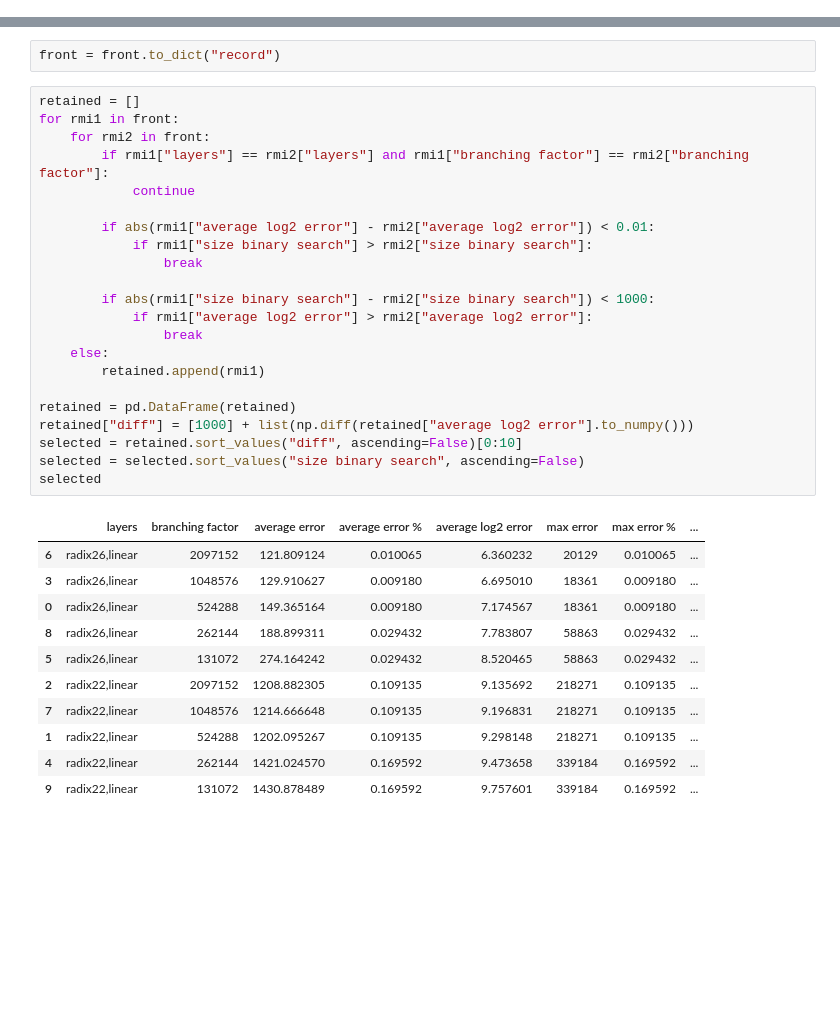
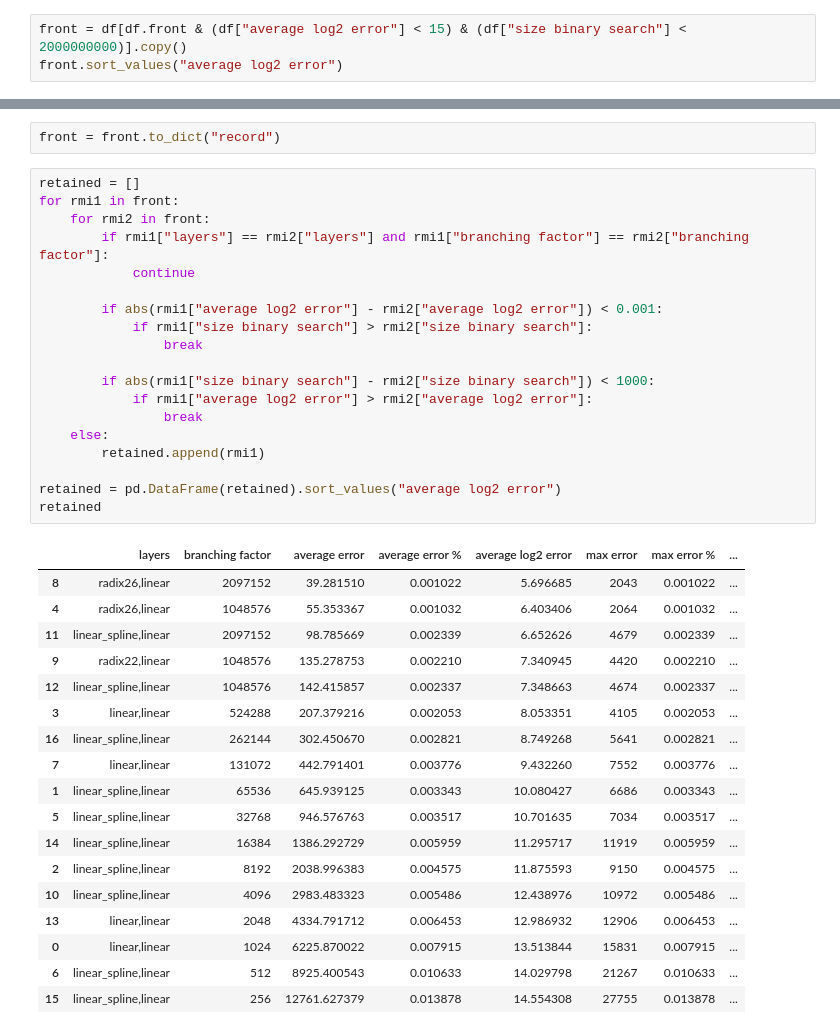
Before and after one commit to learnedsystems/RMI, a Jupyter notebook: optimizer/Untitled.ipynb, the cells around one changed output, grey strips where cells are left out. Cells and saved outputs as stored; diff of their text form; blank space fills up the shorter version.

```diff
--- a/optimizer/Untitled.ipynb
+++ b/optimizer/Untitled.ipynb
@@ -20,0 +22,3 @@ front
+# %%
+front = df[df.front & (df["average log2 error"] < 15) & (df["size binary search"] < 2000000000)].copy()
+front.sort_values("average log2 error")
@@ -23,34 +46,38 @@ front = front.to_dict("record")
 # %%
 retained = []
 for rmi1 in front:
     for rmi2 in front:
         if rmi1["layers"] == rmi2["layers"] and rmi1["branching factor"] == rmi2["branching factor"]:
             continue
 
-        if abs(rmi1["average log2 error"] - rmi2["average log2 error"]) < 0.01:
+        if abs(rmi1["average log2 error"] - rmi2["average log2 error"]) < 0.001:
             if rmi1["size binary search"] > rmi2["size binary search"]:
                 break
 
         if abs(rmi1["size binary search"] - rmi2["size binary search"]) < 1000:
             if rmi1["average log2 error"] > rmi2["average log2 error"]:
                 break
     else:
         retained.append(rmi1)
 
-retained = pd.DataFrame(retained)
-retained["diff"] = [1000] + list(np.diff(retained["average log2 error"].to_numpy()))
-selected = retained.sort_values("diff", ascending=False)[0:10]
-selected = selected.sort_values("size binary search", ascending=False)
-selected
+retained = pd.DataFrame(retained).sort_values("average log2 error")
+retained
 # %% [output]
 |  | layers | branching factor | average error | average error % | average log2 error | max error | max error % | ... |
-| 6 | radix26,linear | 2097152 | 121.809124 | 0.010065 | 6.360232 | 20129 | 0.010065 | ... |
-| 3 | radix26,linear | 1048576 | 129.910627 | 0.009180 | 6.695010 | 18361 | 0.009180 | ... |
-| 0 | radix26,linear | 524288 | 149.365164 | 0.009180 | 7.174567 | 18361 | 0.009180 | ... |
-| 8 | radix26,linear | 262144 | 188.899311 | 0.029432 | 7.783807 | 58863 | 0.029432 | ... |
-| 5 | radix26,linear | 131072 | 274.164242 | 0.029432 | 8.520465 | 58863 | 0.029432 | ... |
-| 2 | radix22,linear | 2097152 | 1208.882305 | 0.109135 | 9.135692 | 218271 | 0.109135 | ... |
-| 7 | radix22,linear | 1048576 | 1214.666648 | 0.109135 | 9.196831 | 218271 | 0.109135 | ... |
-| 1 | radix22,linear | 524288 | 1202.095267 | 0.109135 | 9.298148 | 218271 | 0.109135 | ... |
-| 4 | radix22,linear | 262144 | 1421.024570 | 0.169592 | 9.473658 | 339184 | 0.169592 | ... |
-| 9 | radix22,linear | 131072 | 1430.878489 | 0.169592 | 9.757601 | 339184 | 0.169592 | ... |
+| 8 | radix26,linear | 2097152 | 39.281510 | 0.001022 | 5.696685 | 2043 | 0.001022 | ... |
+| 4 | radix26,linear | 1048576 | 55.353367 | 0.001032 | 6.403406 | 2064 | 0.001032 | ... |
+| 11 | linear_spline,linear | 2097152 | 98.785669 | 0.002339 | 6.652626 | 4679 | 0.002339 | ... |
+| 9 | radix22,linear | 1048576 | 135.278753 | 0.002210 | 7.340945 | 4420 | 0.002210 | ... |
+| 12 | linear_spline,linear | 1048576 | 142.415857 | 0.002337 | 7.348663 | 4674 | 0.002337 | ... |
+| 3 | linear,linear | 524288 | 207.379216 | 0.002053 | 8.053351 | 4105 | 0.002053 | ... |
+| 16 | linear_spline,linear | 262144 | 302.450670 | 0.002821 | 8.749268 | 5641 | 0.002821 | ... |
+| 7 | linear,linear | 131072 | 442.791401 | 0.003776 | 9.432260 | 7552 | 0.003776 | ... |
+| 1 | linear_spline,linear | 65536 | 645.939125 | 0.003343 | 10.080427 | 6686 | 0.003343 | ... |
+| 5 | linear_spline,linear | 32768 | 946.576763 | 0.003517 | 10.701635 | 7034 | 0.003517 | ... |
+| 14 | linear_spline,linear | 16384 | 1386.292729 | 0.005959 | 11.295717 | 11919 | 0.005959 | ... |
+| 2 | linear_spline,linear | 8192 | 2038.996383 | 0.004575 | 11.875593 | 9150 | 0.004575 | ... |
+| 10 | linear_spline,linear | 4096 | 2983.483323 | 0.005486 | 12.438976 | 10972 | 0.005486 | ... |
+| 13 | linear,linear | 2048 | 4334.791712 | 0.006453 | 12.986932 | 12906 | 0.006453 | ... |
+| 0 | linear,linear | 1024 | 6225.870022 | 0.007915 | 13.513844 | 15831 | 0.007915 | ... |
+| 6 | linear_spline,linear | 512 | 8925.400543 | 0.010633 | 14.029798 | 21267 | 0.010633 | ... |
+| 15 | linear_spline,linear | 256 | 12761.627379 | 0.013878 | 14.554308 | 27755 | 0.013878 | ... |
```
Also changed, not shown: parts of 4 cells of this notebook, 1 other file.
